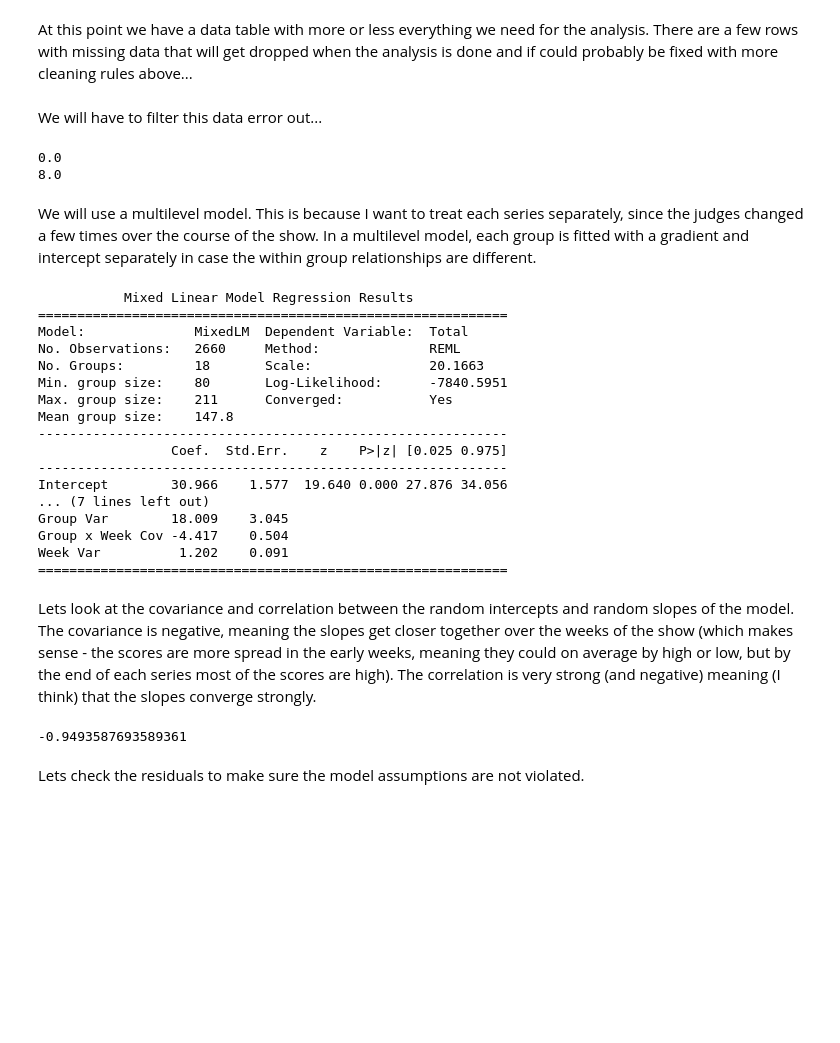
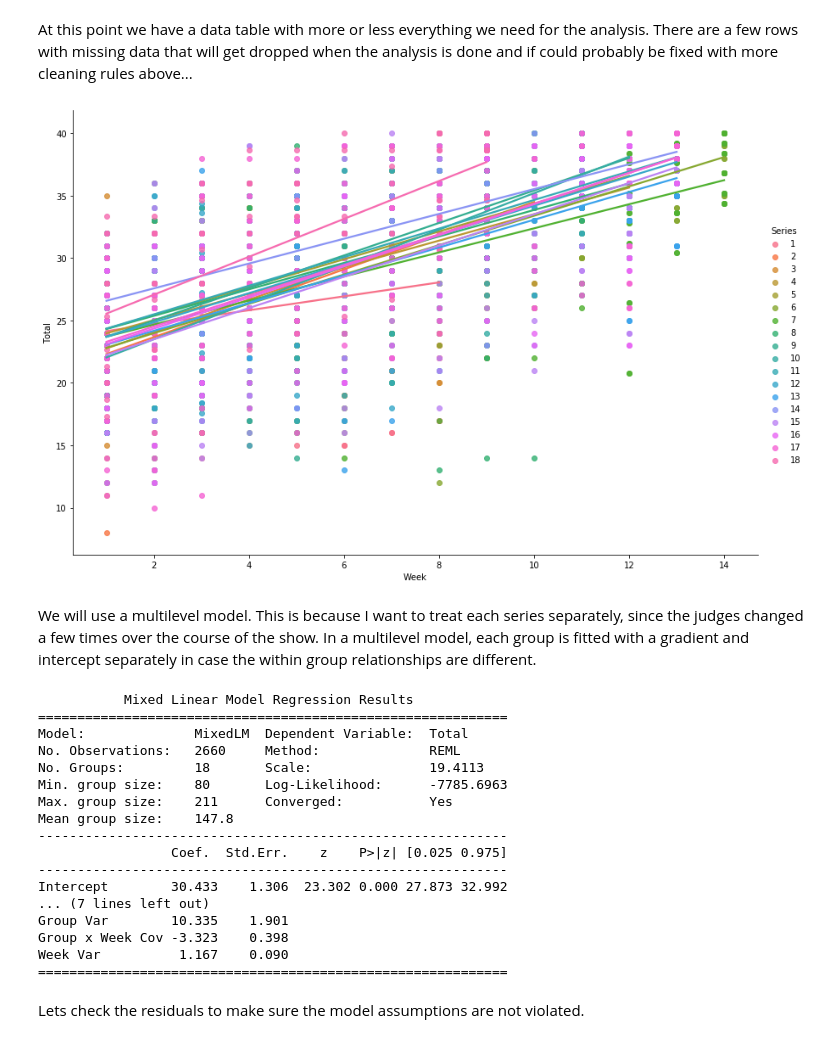
Before and after one commit to jim-rafferty/strictly-regression, a Jupyter notebook: strictly_regression.ipynb, the cells around one changed output. Drawn from its saved outputs; the diff is of its cells as text; code cells hidden in the pictures; blank space fills up the shorter version.

```diff
--- a/strictly_regression.ipynb
+++ b/strictly_regression.ipynb
@@ -155,13 +163,17 @@ def string_to_type(x, t=int):
-# %% [markdown]
-We will have to filter this data error out...
-# %%
-data["Total"] = data["Total"].map(lambda x: string_to_type(x, float))
-print(data["Total"].min())
-data = data[data["Total"] >= 3.0]
-print(data["Total"].min())
-# %% [output]
-0.0
-8.0
+# %%
+%matplotlib inline
+sns.lmplot(
+    data=data[["Series", "Week", "Total"]],
+    x="Week",
+    y="Total",
+    hue="Series",
+    ci=None,
+    height=8,
+    aspect=1.5
+)
+plt.show()
+# %% [output]
+[figure, added]
 # %% [markdown]
 We will use a multilevel model. This is because I want to treat each series separately, since the judges changed a few times over the course of the show. In a multilevel model, each group is fitted with a gradient and intercept separately in case the within group relationships are different.
 # %%
@@ -181,7 +193,7 @@ md = smf.mixedlm(
     "Total ~ Order  + Female_celebrity + Age + Celebrity_BAME + Type_Fusion + Type_Latin + Type_Speciality",
     multilevel_data,
     groups=multilevel_data["Series"],
-    re_formula="~1 + Week",
+    re_formula="~(1 + Week)",
     missing="drop"
 )
 mdf = md.fit()
@@ -191,25 +203,19 @@ print(mdf.summary())
 ============================================================
 Model:              MixedLM  Dependent Variable:  Total
 No. Observations:   2660     Method:              REML
-No. Groups:         18       Scale:               20.1663
-Min. group size:    80       Log-Likelihood:      -7840.5951
+No. Groups:         18       Scale:               19.4113
+Min. group size:    80       Log-Likelihood:      -7785.6963
 Max. group size:    211      Converged:           Yes
 Mean group size:    147.8
 ------------------------------------------------------------
                  Coef.  Std.Err.    z    P>|z| [0.025 0.975]
 ------------------------------------------------------------
-Intercept        30.966    1.577  19.640 0.000 27.876 34.056
+Intercept        30.433    1.306  23.302 0.000 27.873 32.992
 ... (7 lines left out)
-Group Var        18.009    3.045
-Group x Week Cov -4.417    0.504
-Week Var          1.202    0.091
+Group Var        10.335    1.901
+Group x Week Cov -3.323    0.398
+Week Var          1.167    0.090
 ============================================================
-# %% [markdown]
-Lets look at the covariance and correlation between the random intercepts and random slopes of the model. The covariance is negative, meaning the slopes get closer together over the weeks of the show (which makes sense - the scores are more spread in the early weeks, meaning they could on average by high or low, but by the end of each series most of the scores are high). The correlation is very strong (and negative) meaning (I think) that the slopes converge strongly.
-# %%
--4.417 / np.sqrt(18.009 * 1.202)
-# %% [output]
--0.9493587693589361
 # %% [markdown]
 Lets check the residuals to make sure the model assumptions are not violated.
 # %%
```
Also changed, not shown: parts of 18 cells of this notebook.
